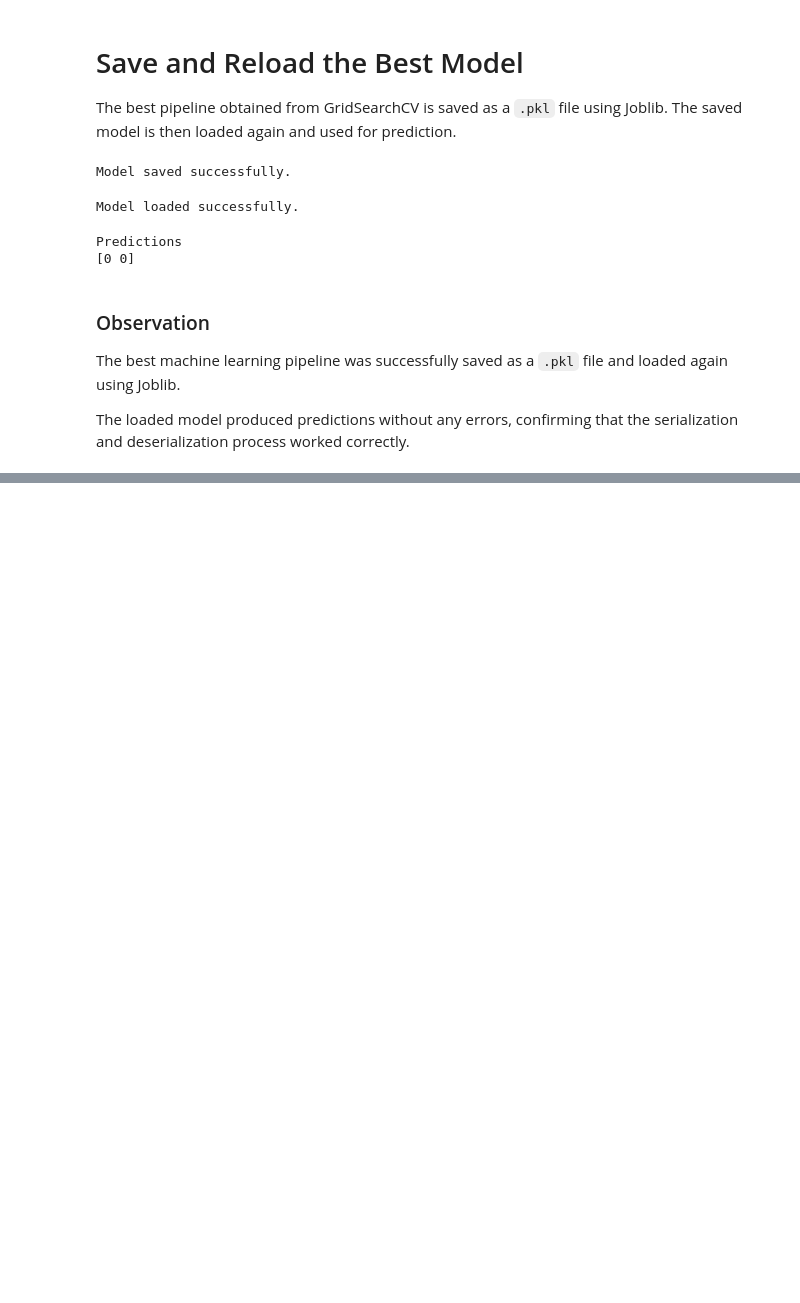
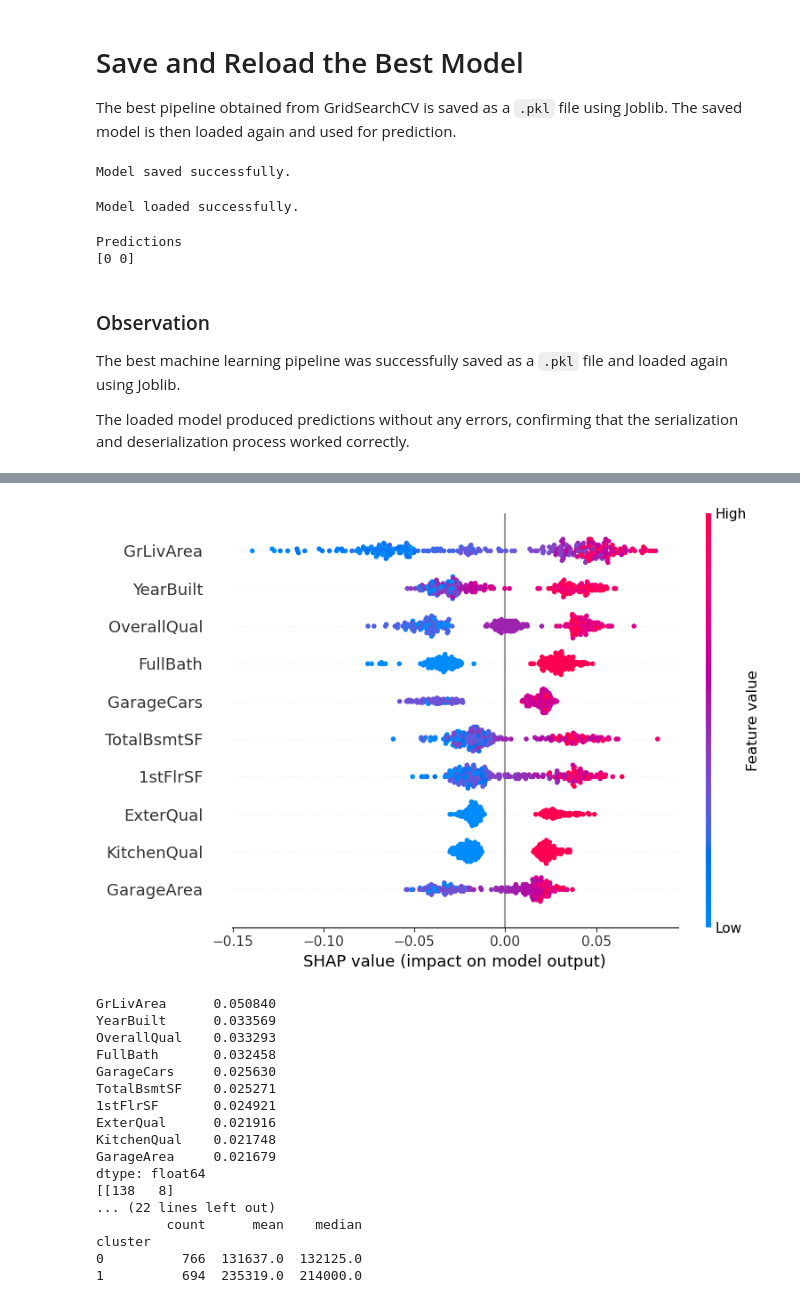
Before and after one commit to Rashid-imam/Applied_AI_ML_Capstone, a Jupyter notebook: notebooks/Part3_Advanced_ML.ipynb, the cells around one changed output, grey strips where cells are left out. Saved outputs shown, nothing was run; the diff lists cells and outputs as text; code cells hidden in the pictures; blank space fills up the shorter version.

Commit message:
Add SHAP, error analysis, PCA/KMeans analysis and requirements.txt

```diff
--- a/notebooks/Part3_Advanced_ML.ipynb
+++ b/notebooks/Part3_Advanced_ML.ipynb
@@ -747,0 +768,69 @@ The loaded model produced predictions without any errors, confirming that the se
+# %%
+# ===== Extra analysis: SHAP, error analysis, PCA + KMeans =====
+import shap
+import matplotlib.pyplot as plt
+from sklearn.metrics import confusion_matrix, classification_report, silhouette_score
+from sklearn.decomposition import PCA
+from sklearn.cluster import KMeans
+from sklearn.impute import SimpleImputer
+from sklearn.preprocessing import StandardScaler
+
+# ---- 1. SHAP explainability on the final tuned Random Forest ----
+rf_final = best_pipeline.named_steps["randomforestclassifier"]
+prep = best_pipeline[:-1]                                   # imputer + scaler
+X_te = pd.DataFrame(prep.transform(X_test), columns=X.columns, index=X_test.index)
+sv = shap.TreeExplainer(rf_final).shap_values(X_te)
+sv1 = sv[1] if isinstance(sv, list) else (sv[..., 1] if sv.ndim == 3 else sv)
+shap.summary_plot(sv1, X_te, max_display=10, show=False)
+plt.tight_layout()
+plt.savefig("../images/shap_summary.png", dpi=130, bbox_inches="tight")
+plt.show()
+print(pd.Series(np.abs(sv1).mean(0), index=X.columns).sort_values(ascending=False).head(10))
+
+# ---- 2. Error analysis ----
+pred = best_pipeline.predict(X_test)
+print(confusion_matrix(y_test, pred))
+print(classification_report(y_test, pred, digits=4))
+wrong = X_test.index[pred != y_test]
+med = df["SalePrice"].median()
+w = df.loc[wrong, "SalePrice"]
+print("Misclassified:", len(wrong), "of", len(X_test))
+print("Wrong rows within +-20% of median price:", int(((w - med).abs() / med <= 0.2).sum()), "of", len(w))
+all_te = df.loc[X_test.index, "SalePrice"]
+print("All test rows within +-20% of median price:", int(((all_te - med).abs() / med <= 0.2).sum()), "of", len(all_te))
+
+# ---- 3. Unsupervised: PCA + KMeans on numeric features ----
+num = df.drop(columns=["SalePrice"]).select_dtypes(include="number")
+num = num.drop(columns=[c for c in ["Id"] if c in num.columns])
+Xn = StandardScaler().fit_transform(SimpleImputer(strategy="median").fit_transform(num))
+pca = PCA(n_components=0.90, random_state=42).fit(Xn)
+Xp = pca.transform(Xn)
+print("Numeric features:", num.shape[1], "-> PCA components for 90% variance:", pca.n_components_)
+sil = {}
+for k in range(2, 9):
+    labels = KMeans(n_clusters=k, random_state=42, n_init=10).fit_predict(Xp)
+    sil[k] = silhouette_score(Xp, labels)
+    print(k, round(sil[k], 3))
+best_k = max(sil, key=sil.get)
+labels = KMeans(n_clusters=best_k, random_state=42, n_init=10).fit_predict(Xp)
+print("Best k:", best_k)
+print(df.assign(cluster=labels).groupby("cluster")["SalePrice"].agg(["count", "mean", "median"]).round(0))
+# %% [output]
+[figure, added]
+GrLivArea      0.050840
+YearBuilt      0.033569
+OverallQual    0.033293
+FullBath       0.032458
+GarageCars     0.025630
+TotalBsmtSF    0.025271
+1stFlrSF       0.024921
+ExterQual      0.021916
+KitchenQual    0.021748
+GarageArea     0.021679
+dtype: float64
+[[138   8]
+... (22 lines left out)
+         count      mean    median
+cluster
+0          766  131637.0  132125.0
+1          694  235319.0  214000.0
```
Also changed, not shown: parts of 3 cells of this notebook, 3 other files.
